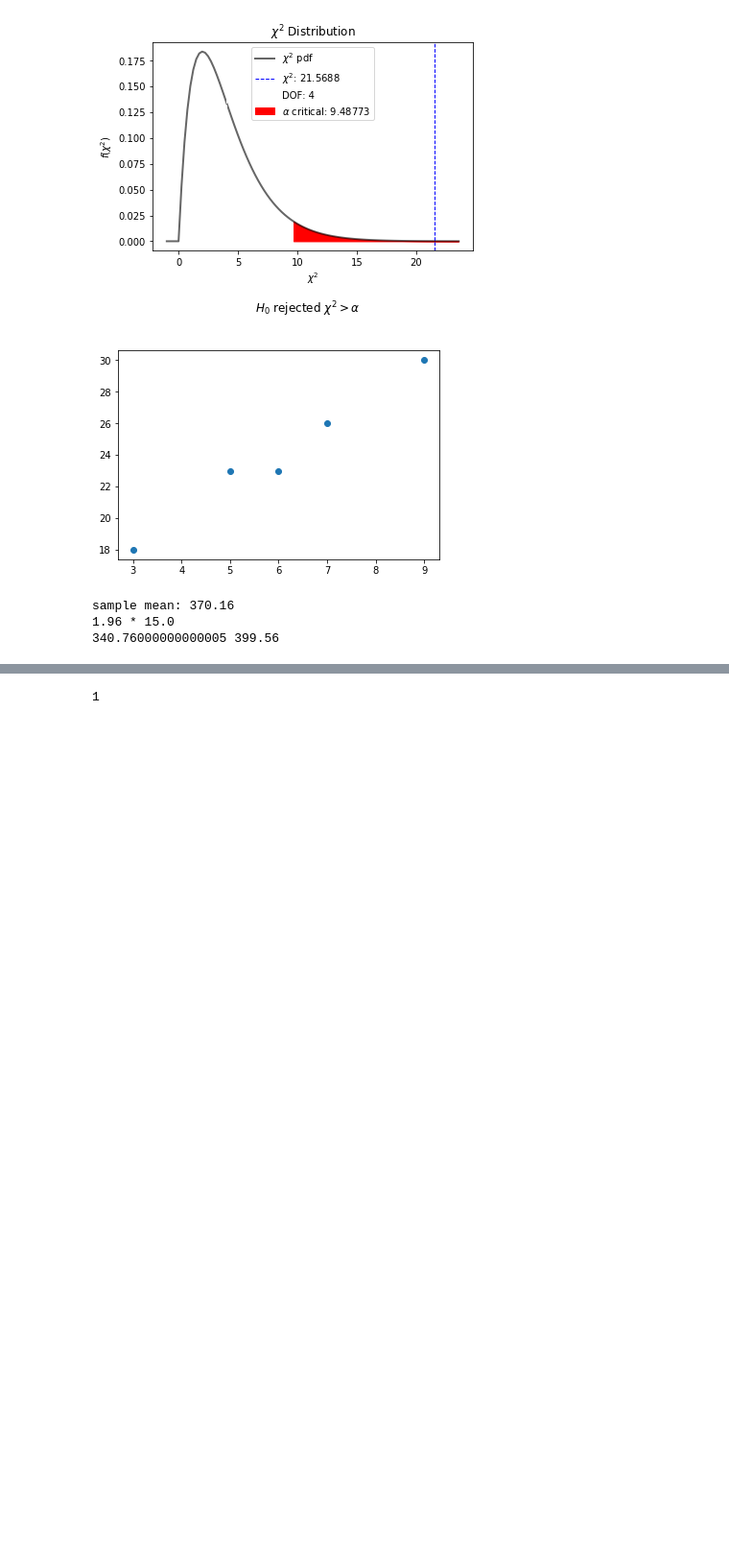
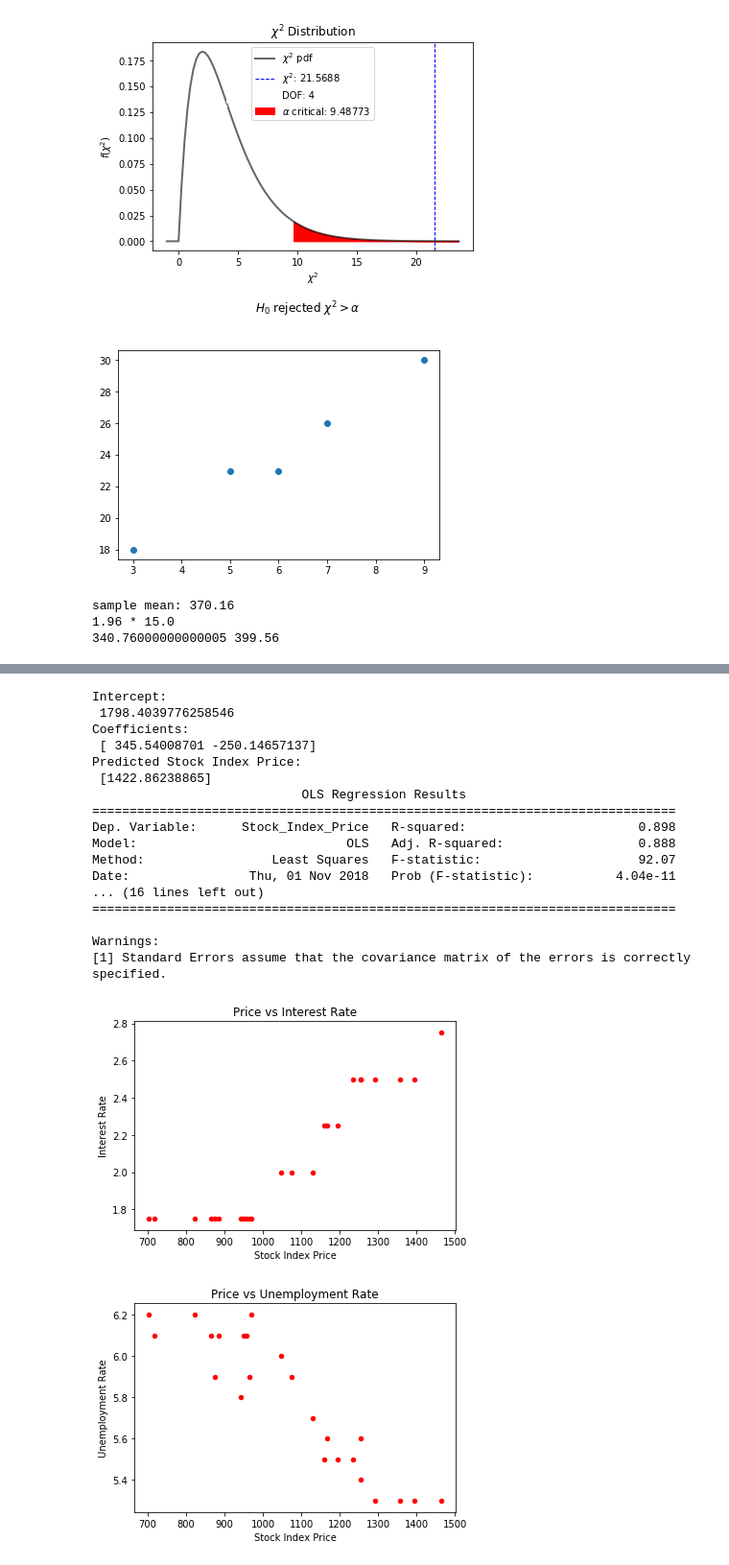
Before and after one commit to camburn/statistics, a Jupyter notebook: notebooks/Formula Implementations.ipynb, the cells around one changed output, grey strips where cells are left out. Shown at 96% size. Drawn from its saved outputs; the diff is of its cells as text; code cells hidden in the pictures; blank space fills up the shorter version.

Commit message:
Add multiple linear regression implementation

```diff
--- a/notebooks/Formula Implementations.ipynb
+++ b/notebooks/Formula Implementations.ipynb
@@ -661,4 +661,73 @@ plt.show()
-# %%
-min([5,3,2,6,3,1])
-# %% [output]
-1
+# %%
+from pandas import DataFrame
+from sklearn import linear_model
+import statsmodels.api as sm
+
+Stock_Market = {
+    'Year': [2017,2017,2017,2017,2017,2017,2017,2017,2017,2017,2017,2017,2016,2016,2016,2016,2016,2016,2016,2016,2016,2016,2016,2016],
+    'Month': [12, 11,10,9,8,7,6,5,4,3,2,1,12,11,10,9,8,7,6,5,4,3,2,1],
+    'Interest_Rate': [2.75,2.5,2.5,2.5,2.5,2.5,2.5,2.25,2.25,2.25,2,2,2,1.75,1.75,1.75,1.75,1.75,1.75,1.75,1.75,1.75,1.75,1.75],
+    'Unemployment_Rate': [5.3,5.3,5.3,5.3,5.4,5.6,5.5,5.5,5.5,5.6,5.7,5.9,6,5.9,5.8,6.1,6.2,6.1,6.1,6.1,5.9,6.2,6.2,6.1],
+    'Stock_Index_Price': [1464,1394,1357,1293,1256,1254,1234,1195,1159,1167,1130,1075,1047,965,943,958,971,949,884,866,876,822,704,719]
+}
+
+df = DataFrame(Stock_Market,columns=['Year','Month','Interest_Rate','Unemployment_Rate','Stock_Index_Price'])
+
+
+X = df[['Interest_Rate','Unemployment_Rate']] # here we have 2 variables for multiple regression. If you just want to use one variable for simple linear regression, then use X = df['Interest_Rate'] for example.Alternatively, you may add additional variables within the brackets
+Y = df['Stock_Index_Price']
+
+# with sklearn
+regr = linear_model.LinearRegression()
+regr.fit(X, Y)
+
+print('Intercept: \n', regr.intercept_)
+print('Coefficients: \n', regr.coef_)
+
+
+# prediction with sklearn
+New_Interest_Rate = 2.75
+New_Unemployment_Rate = 5.3
+print ('Predicted Stock Index Price: \n', regr.predict([[New_Interest_Rate ,New_Unemployment_Rate]]))
+
+
+# with statsmodels
+X = sm.add_constant(X) # adding a constant
+
+model = sm.OLS(Y, X).fit()
+predictions = model.predict(X)
+
+print_model = model.summary()
+print(print_model)
+
+plt.scatter(df['Stock_Index_Price'], df['Interest_Rate'], s=20, color='r', label='Sample')
+plt.title(r'Price vs Interest Rate')
+plt.xlabel(r'Stock Index Price')
+plt.ylabel(r'Interest Rate')
+plt.show()
+
+plt.scatter(df['Stock_Index_Price'], df['Unemployment_Rate'], s=20, color='r', label='Sample')
+plt.title(r'Price vs Unemployment Rate')
+plt.xlabel(r'Stock Index Price')
+plt.ylabel(r'Unemployment Rate')
+plt.show()
+# %% [output]
+Intercept:
+ 1798.4039776258546
+Coefficients:
+ [ 345.54008701 -250.14657137]
+Predicted Stock Index Price:
+ [1422.86238865]
+                            OLS Regression Results
+==============================================================================
+Dep. Variable:      Stock_Index_Price   R-squared:                       0.898
+Model:                            OLS   Adj. R-squared:                  0.888
+Method:                 Least Squares   F-statistic:                     92.07
+Date:                Thu, 01 Nov 2018   Prob (F-statistic):           4.04e-11
+... (16 lines left out)
+==============================================================================
+
+Warnings:
+[1] Standard Errors assume that the covariance matrix of the errors is correctly specified.
+[figure, added]
+[figure, added]
```
Also changed, not shown: parts of 4 cells of this notebook.
